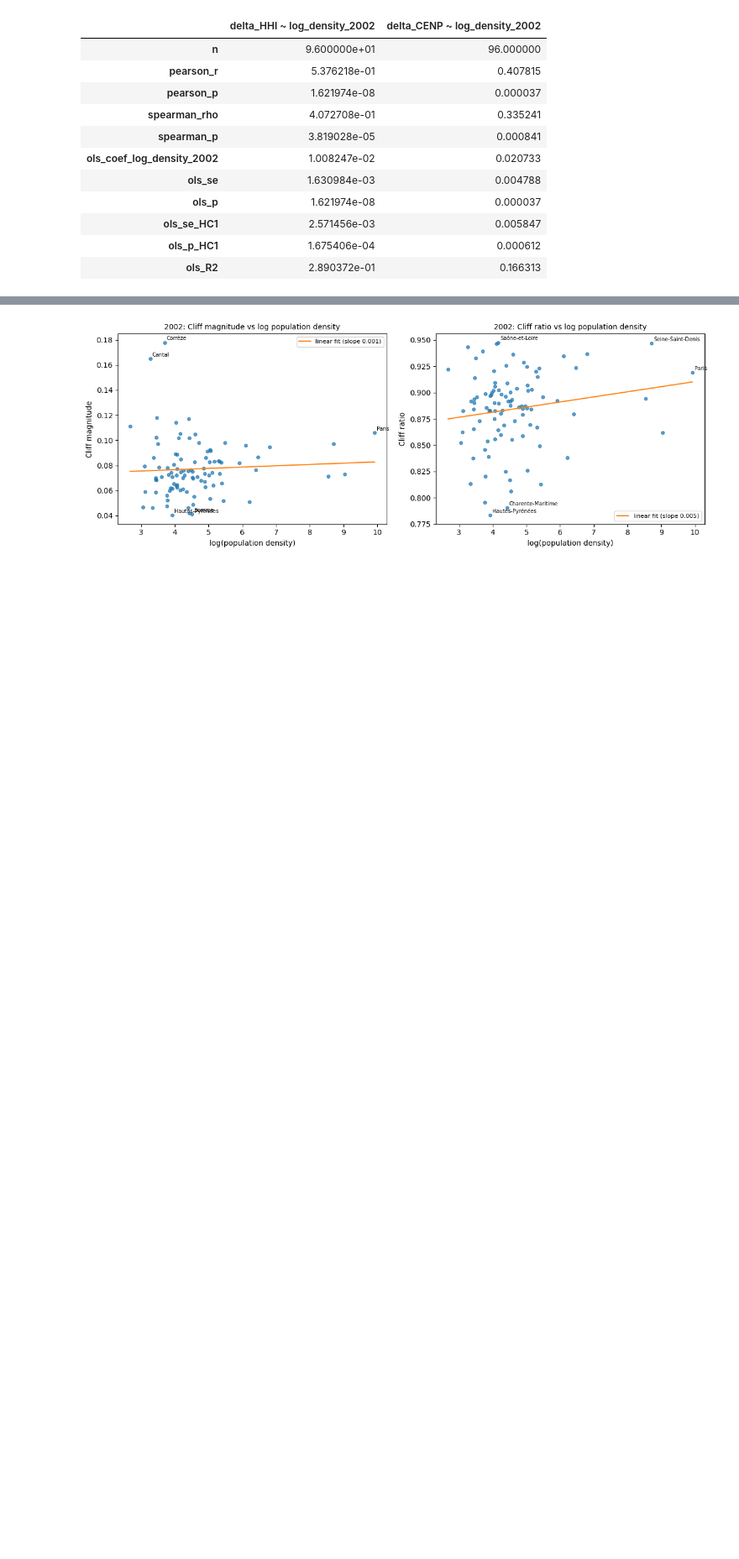
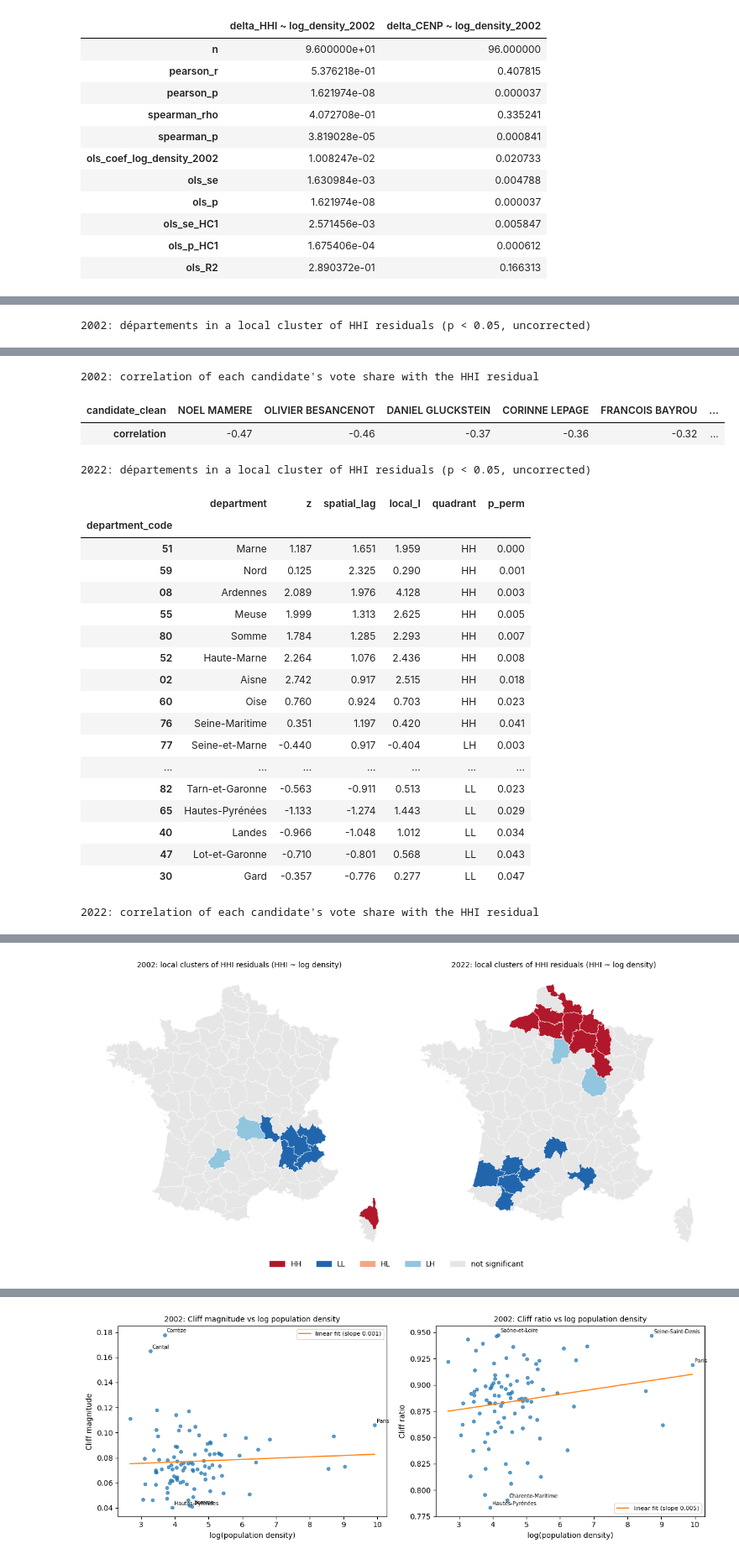
Before and after one commit to clarasalas/strategic-voting-geo-2RS, a Jupyter notebook: notebooks/analysis_departements.ipynb, the cells around one changed output, grey strips where cells are left out. Shown at 84% size. Cells and saved outputs as stored; diff of their text form; code cells hidden in the pictures; blank space fills up the shorter version.

```diff
--- a/notebooks/analysis_departements.ipynb
+++ b/notebooks/analysis_departements.ipynb
@@ -317,0 +387,20 @@ pd.concat([delta_association("delta_HHI", "log_density_2002"), delta_association
+# %%
+rows = []
+for year in YEARS:
+    d, fit = by_year[year], fits[(year, "HHI")]
+    slope = fit.params["log_density"]
+    hc1 = smf.ols("HHI ~ log_density", data=d).fit(cov_type="HC1")
+    by_region = smf.ols("HHI ~ log_density", data=d).fit(cov_type="cluster", cov_kwds={"groups": d["region_code"]})
+    fe = smf.ols("HHI ~ log_density + C(region_code)", data=d).fit(cov_type="cluster",
+                                                                   cov_kwds={"groups": d["region_code"]})
+    fe_moran = moran_test(fe.resid, WEIGHTS["shared border"])
+    row = {"year": year, "slope": slope, "se_HC1": hc1.bse["log_density"], "p_HC1": hc1.pvalues["log_density"],
+           "se_region_cluster": by_region.bse["log_density"], "p_region_cluster": by_region.pvalues["log_density"]}
+    for cutoff in (100, 200, 300):
+        se = conley_se(fit.model.exog, fit.resid, COORDS, cutoff)[1]
+        row.update({f"se_conley_{cutoff}km": se, f"p_conley_{cutoff}km": 2 * stats.norm.sf(abs(slope / se))})
+    row.update({"slope_region_FE": fe.params["log_density"], "se_region_FE": fe.bse["log_density"],
+                "p_region_FE": fe.pvalues["log_density"], "R2_region_FE": fe.rsquared,
+                "I_residual_region_FE": fe_moran["I"], "p_residual_region_FE": fe_moran["p_perm"]})
+    rows.append(row)
+pd.DataFrame(rows).set_index("year").T.round(5)
@@ -317,0 +434,29 @@ pd.concat([delta_association("delta_HHI", "log_density_2002"), delta_association
+# %%
+shares = (results[results["dep_code"].isin(METRO_CODES)]
+          .pivot_table(index=["year", "dep_code"], columns="candidate_clean", values="votes", aggfunc="sum"))
+shares = shares.div(shares.sum(axis=1), axis=0)
+
+lisa = {}
+for year in YEARS:
+    d, resid = by_year[year], fits[(year, "HHI")].resid
+    lisa[year] = local_moran(resid, WEIGHTS["shared border"]).set_index(d["department_code"])
+    lisa[year].insert(0, "department", d["department_name"].values)
+    print(f"{year}: départements in a local cluster of HHI residuals (p < 0.05, uncorrected)")
+    display(lisa[year][lisa[year]["p_perm"] < 0.05].sort_values(["quadrant", "p_perm"]).round(3))
+    year_shares = shares.loc[year].dropna(axis=1, how="all").loc[d["department_code"]]
+    corr = year_shares.corrwith(pd.Series(resid.values, index=d["department_code"]))
+    print(f"{year}: correlation of each candidate's vote share with the HHI residual")
+    display(corr.sort_values().round(2).to_frame("correlation").T)
+
+COLOURS = {"HH": "#b2182b", "LL": "#2166ac", "HL": "#f4a582", "LH": "#92c5de", "not significant": "#e6e6e6"}
+fig, axes = plt.subplots(1, 2, figsize=(12, 6))
+for ax, year in zip(axes, YEARS):
+    cluster = lisa[year]["quadrant"].where(lisa[year]["p_perm"] < 0.05, "not significant")
+    geo.plot(color=geo["department_code"].map(cluster).map(COLOURS), edgecolor="white", linewidth=0.4, ax=ax)
+    ax.set_title(f"{year}: local clusters of HHI residuals (HHI ~ log density)", fontsize=10)
+    ax.set_axis_off()
+handles = [plt.Rectangle((0, 0), 1, 1, color=c) for c in COLOURS.values()]
+fig.legend(handles, COLOURS.keys(), loc="lower center", ncol=5, frameon=False)
+show_plot(fig)
+# %% [output]
+2002: départements in a local cluster of HHI residuals (p < 0.05, uncorrected)
@@ -317,0 +473,23 @@ pd.concat([delta_association("delta_HHI", "log_density_2002"), delta_association
+2002: correlation of each candidate's vote share with the HHI residual
+| candidate_clean | NOEL MAMERE | OLIVIER BESANCENOT | DANIEL GLUCKSTEIN | CORINNE LEPAGE | FRANCOIS BAYROU | ... |
+| correlation | -0.47 | -0.46 | -0.37 | -0.36 | -0.32 | ... |
+2022: départements in a local cluster of HHI residuals (p < 0.05, uncorrected)
+|  | department | z | spatial_lag | local_I | quadrant | p_perm |
+| department_code |  |  |  |  |  |  |
+| 51 | Marne | 1.187 | 1.651 | 1.959 | HH | 0.000 |
+| 59 | Nord | 0.125 | 2.325 | 0.290 | HH | 0.001 |
+| 08 | Ardennes | 2.089 | 1.976 | 4.128 | HH | 0.003 |
+| 55 | Meuse | 1.999 | 1.313 | 2.625 | HH | 0.005 |
+| 80 | Somme | 1.784 | 1.285 | 2.293 | HH | 0.007 |
+| 52 | Haute-Marne | 2.264 | 1.076 | 2.436 | HH | 0.008 |
+| 02 | Aisne | 2.742 | 0.917 | 2.515 | HH | 0.018 |
+| 60 | Oise | 0.760 | 0.924 | 0.703 | HH | 0.023 |
+| 76 | Seine-Maritime | 0.351 | 1.197 | 0.420 | HH | 0.041 |
+| 77 | Seine-et-Marne | -0.440 | 0.917 | -0.404 | LH | 0.003 |
+| ... | ... | ... | ... | ... | ... | ... |
+| 82 | Tarn-et-Garonne | -0.563 | -0.911 | 0.513 | LL | 0.023 |
+| 65 | Hautes-Pyrénées | -1.133 | -1.274 | 1.443 | LL | 0.029 |
+| 40 | Landes | -0.966 | -1.048 | 1.012 | LL | 0.034 |
+| 47 | Lot-et-Garonne | -0.710 | -0.801 | 0.568 | LL | 0.043 |
+| 30 | Gard | -0.357 | -0.776 | 0.277 | LL | 0.047 |
+2022: correlation of each candidate's vote share with the HHI residual
@@ -317,0 +498 @@ pd.concat([delta_association("delta_HHI", "log_density_2002"), delta_association
+[figure, added]
```
Also changed, not shown: parts of 9 cells of this notebook, 5 other files.
